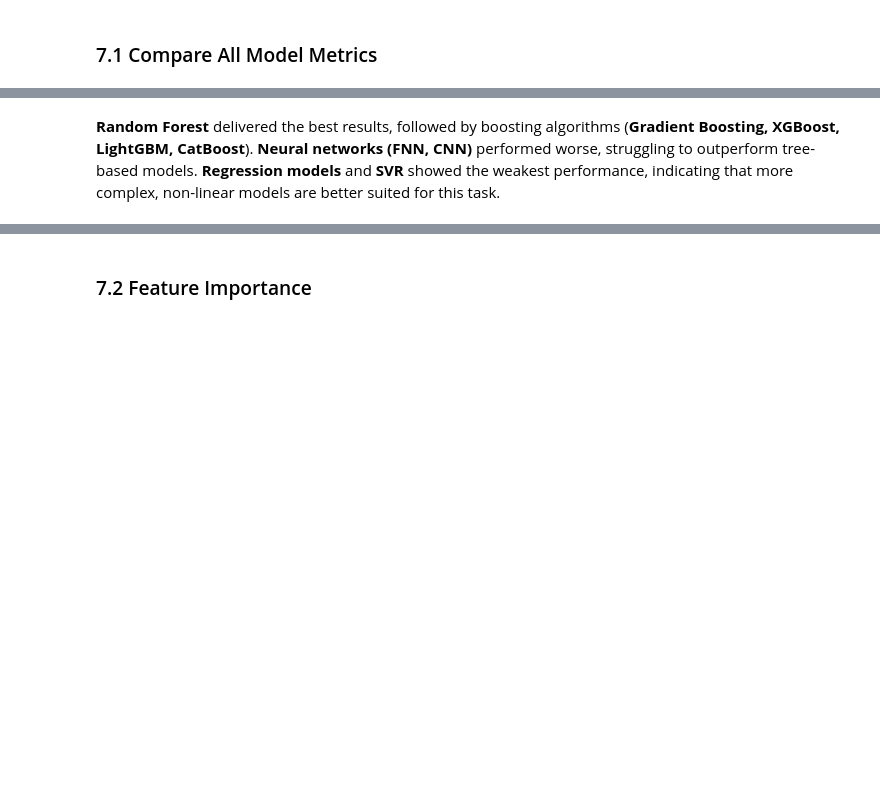
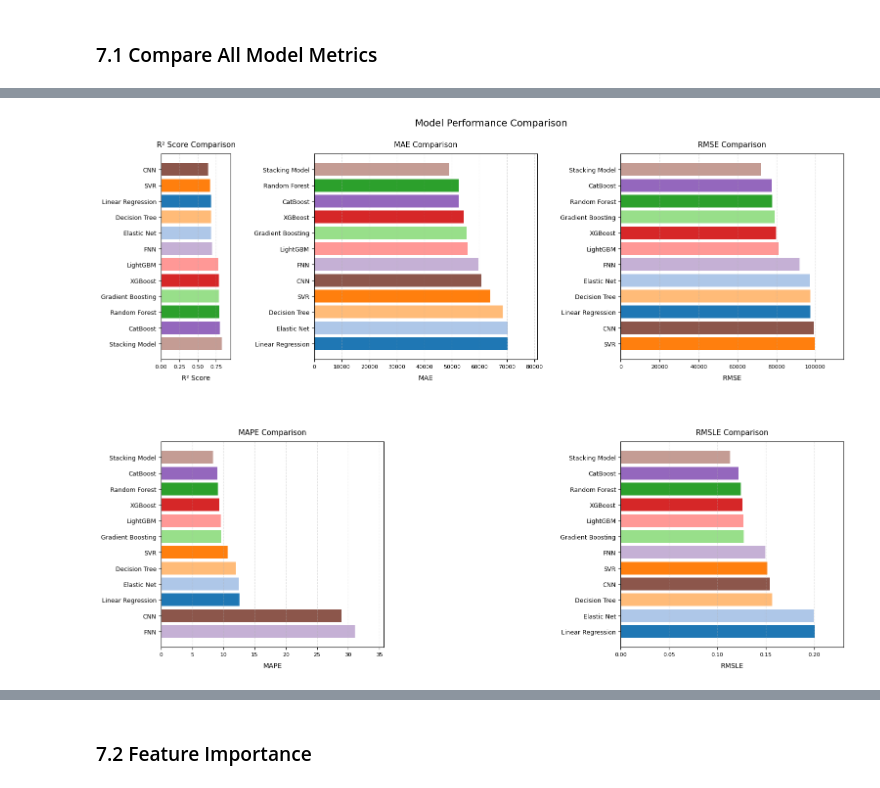
Before and after one commit to davydantoniuk/lublin-house-price-predict, a Jupyter notebook: price_prediction.ipynb, the cells around one changed output, grey strips where cells are left out. Saved outputs shown, nothing was run; the diff lists cells and outputs as text; code cells hidden in the pictures; blank space fills up the shorter version.

```diff
--- a/price_prediction.ipynb
+++ b/price_prediction.ipynb
@@ -2748,2 +2651,35 @@ plt.show()
-# %% [markdown]
-**Random Forest** delivered the best results, followed by boosting algorithms (**Gradient Boosting, XGBoost, LightGBM, CatBoost**). **Neural networks (FNN, CNN)** performed worse, struggling to outperform tree-based models. **Regression models** and **SVR** showed the weakest performance, indicating that more complex, non-linear models are better suited for this task.
+# %%
+# Add Neural Network Models to Metrics Dictionary
+r2_scores.update({
+    "FNN": fnn_r2,
+    "CNN": cnn_r2,
+    "Stacking Model": stack_r2
+})
+
+mae_scores.update({
+    "FNN": fnn_mae,
+    "CNN": cnn_mae,
+    "Stacking Model": stack_mae
+})
+
+rmse_scores.update({
+    "FNN": fnn_rmse,
+    "CNN": cnn_rmse,
+    "Stacking Model": stack_rmse
+})
+
+mape_scores.update({
+    "FNN": fnn_mape,
+    "CNN": cnn_mape,
+    "Stacking Model": stack_mape
+})
+
+rmsle_scores.update({
+    "FNN": fnn_rmsle,
+    "CNN": cnn_rmsle,
+    "Stacking Model": stack_rmsle
+})
+
+plot_model_performance(r2_scores, mae_scores, rmse_scores, mape_scores, rmsle_scores)
+# %% [output]
+[figure, added]
```
Also changed, not shown: parts of 24 cells of this notebook.
